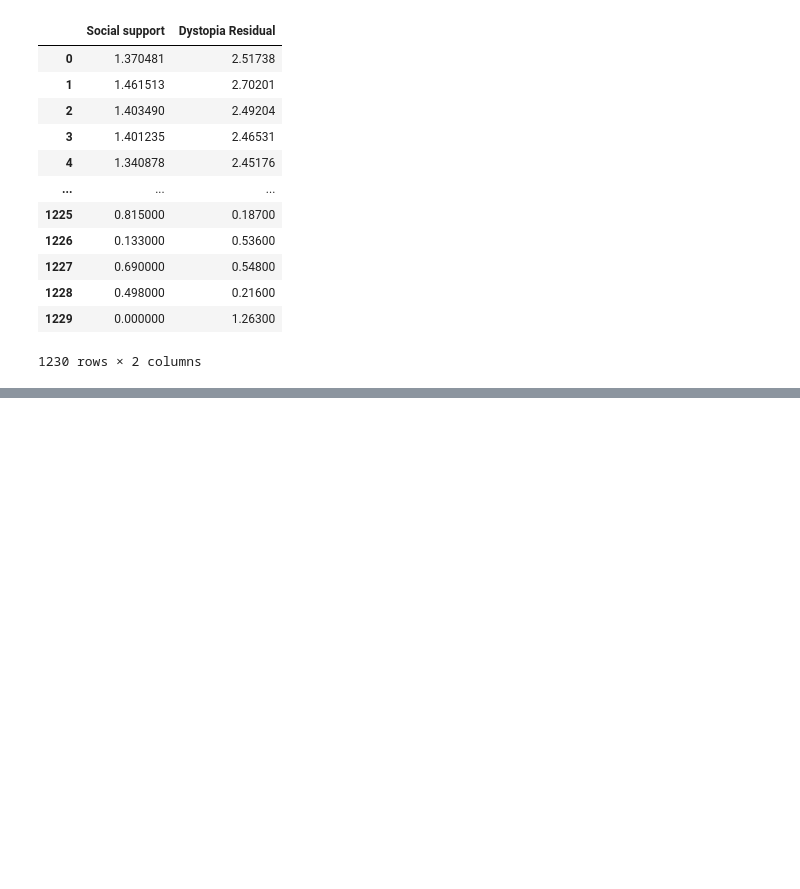
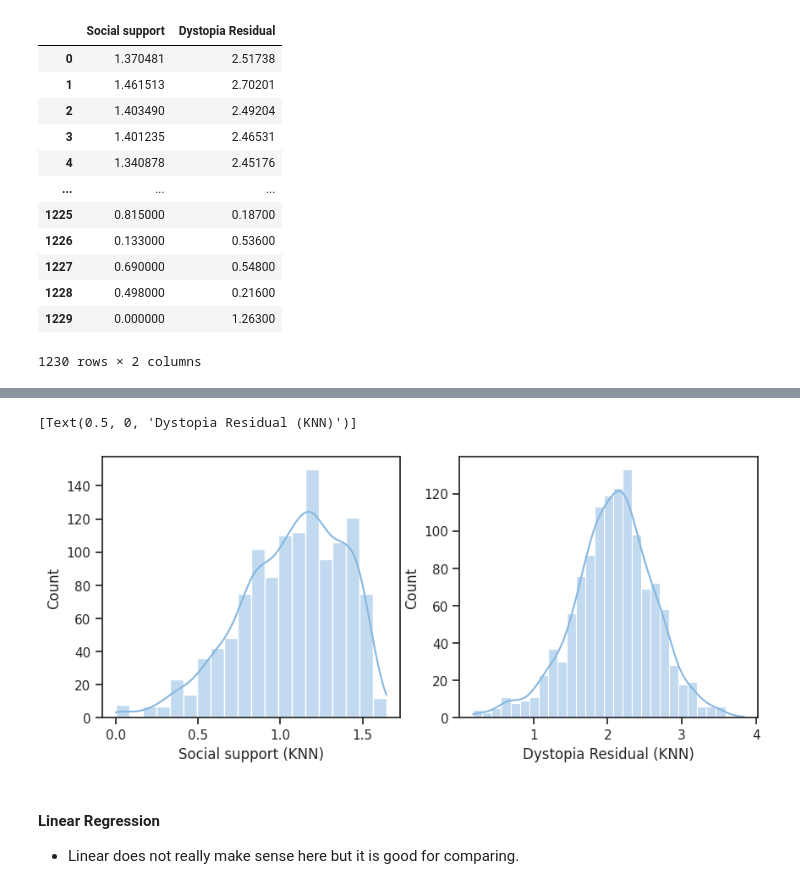
Before and after one commit to gabis96/ML-models-comparison, a Jupyter notebook: notebooks/2.feature_engineering.ipynb, the cells around one changed output, grey strips where cells are left out. Saved outputs shown, nothing was run; the diff lists cells and outputs as text; code cells hidden in the pictures; blank space fills up the shorter version.

```diff
--- a/notebooks/2.feature_engineering.ipynb
+++ b/notebooks/2.feature_engineering.ipynb
@@ -176 +194,13 @@ Dystopia Residual            0
 dtype: int64
+# %%
+# Plot distribution of columns with imputed values with KNN
+f, ax = plt.subplots(1, 2, figsize=(10,4))
+
+sns.histplot(df_KNNimputer, x='Social support', kde=True, ax=ax[0]).set(xlabel ="Social support (KNN)")
+sns.histplot(df_KNNimputer, x='Dystopia Residual', kde=True, ax=ax[1]).set(xlabel ="Dystopia Residual (KNN)")
+# %% [output]
+[Text(0.5, 0, 'Dystopia Residual (KNN)')]
+[figure, added]
+# %% [markdown]
+#### Linear Regression
+- Linear does not really make sense here but it is good for comparing.
```
Also changed, not shown: parts of 37 cells of this notebook.
